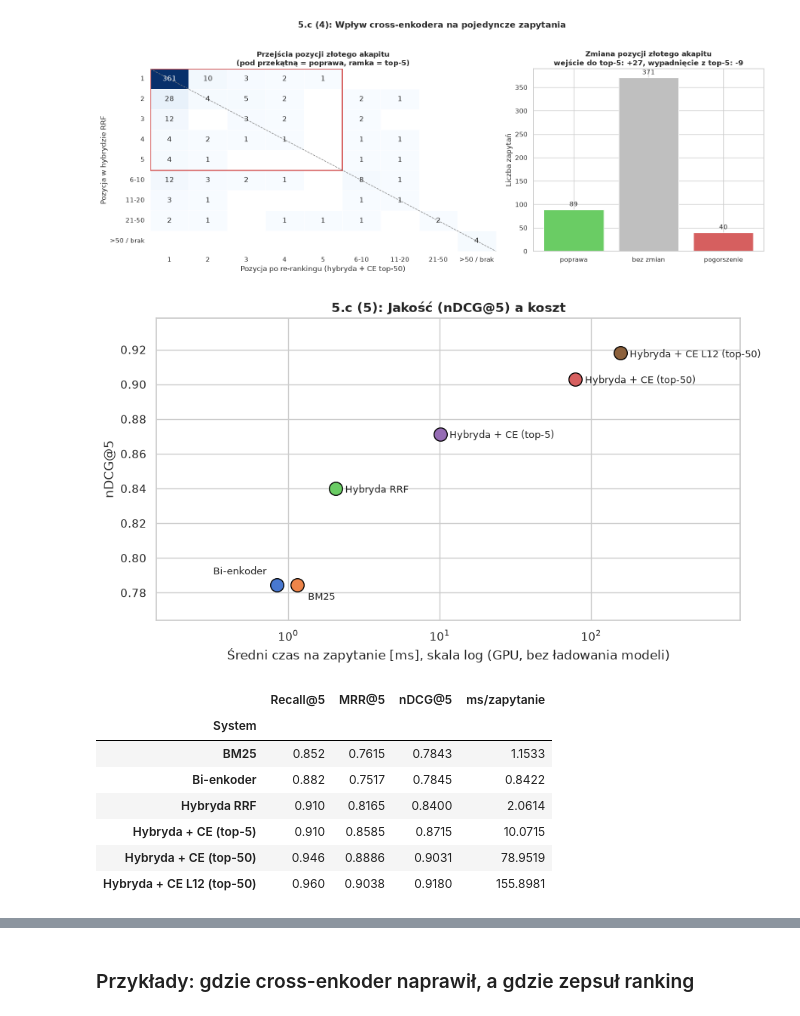
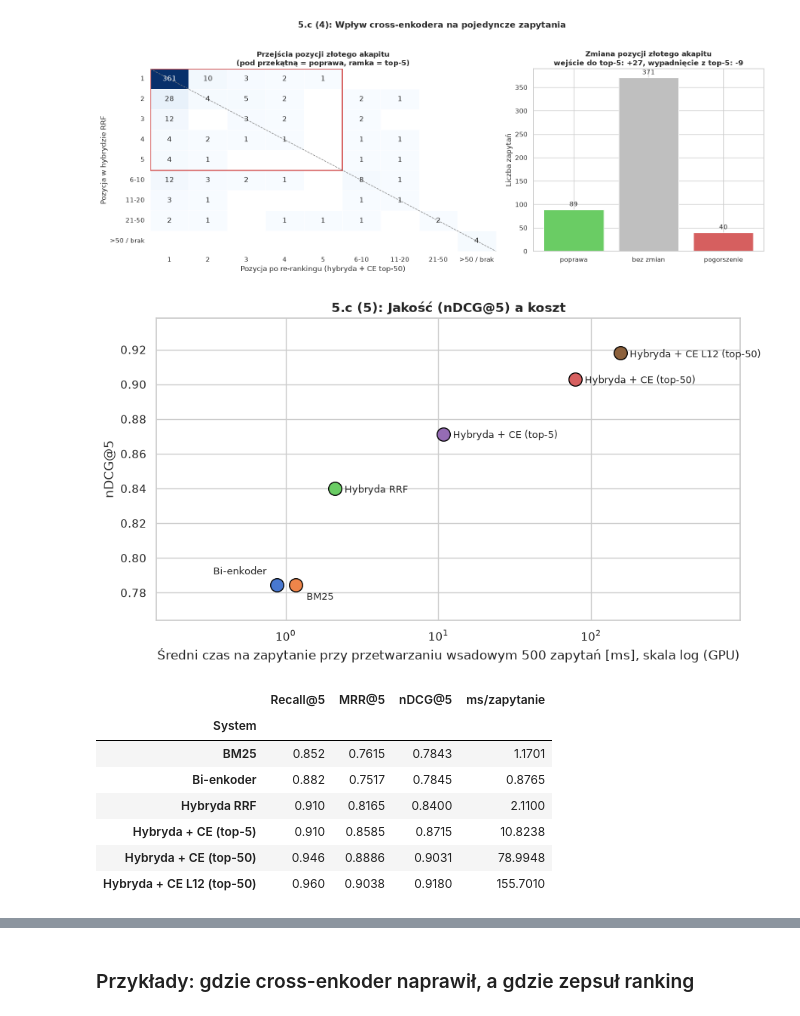
Before and after one commit to Voldziu/NLP, a Jupyter notebook: 03/dominik/dominik.ipynb, the cells around one changed output, grey strips where cells are left out. Saved outputs shown, nothing was run; the diff lists cells and outputs as text; code cells hidden in the pictures.

```diff
--- a/03/dominik/dominik.ipynb
+++ b/03/dominik/dominik.ipynb
@@ -836,30 +1015,30 @@ plt.show()
 # %%
 # Wykres 5: jakość a czas.
 fig, ax = plt.subplots(figsize=(10, 5.2))
 metric = METRICS[2]
 # BM25 i bi-enkoder leżą prawie w tym samym punkcie, więc ich etykiety rozsuwam w pionie.
 LABEL_OFFSET = {"BM25": (10, -14), "Bi-enkoder": (-10, 10)}
 for _, row in df_all.iterrows():
     ax.scatter(row["ms/zapytanie"], row[metric], s=160, color=COLORS[row["System"]], edgecolor="black", zorder=3)
     dx, dy = LABEL_OFFSET.get(row["System"], (9, -4))
     ax.annotate(row["System"], (row["ms/zapytanie"], row[metric]), textcoords="offset points", xytext=(dx, dy),
                 ha="right" if dx < 0 else "left", fontsize=9)
 ax.set_xscale("log")
-ax.set_xlabel("Średni czas na zapytanie [ms], skala log (GPU, bez ładowania modeli)")
+ax.set_xlabel("Średni czas na zapytanie przy przetwarzaniu wsadowym 500 zapytań [ms], skala log (GPU)")
 ax.set_ylabel(metric)
 ax.set_title(f"5.c (5): Jakość ({metric}) a koszt", fontweight="bold")
 ax.margins(x=0.35, y=0.15)
 save_fig(fig, "5c_5_jakosc_czas")
 plt.show()
 
 display(df_all.set_index("System").round(4))
 # %% [output]
-[figure, old version]
+[figure, new version]
 |  | Recall@5 | MRR@5 | nDCG@5 | ms/zapytanie |
 | System |  |  |  |  |
-| BM25 | 0.852 | 0.7615 | 0.7843 | 1.1533 |
-| Bi-enkoder | 0.882 | 0.7517 | 0.7845 | 0.8422 |
-| Hybryda RRF | 0.910 | 0.8165 | 0.8400 | 2.0614 |
-| Hybryda + CE (top-5) | 0.910 | 0.8585 | 0.8715 | 10.0715 |
-| Hybryda + CE (top-50) | 0.946 | 0.8886 | 0.9031 | 78.9519 |
-| Hybryda + CE L12 (top-50) | 0.960 | 0.9038 | 0.9180 | 155.8981 |
+| BM25 | 0.852 | 0.7615 | 0.7843 | 1.1701 |
+| Bi-enkoder | 0.882 | 0.7517 | 0.7845 | 0.8765 |
+| Hybryda RRF | 0.910 | 0.8165 | 0.8400 | 2.1100 |
+| Hybryda + CE (top-5) | 0.910 | 0.8585 | 0.8715 | 10.8238 |
+| Hybryda + CE (top-50) | 0.946 | 0.8886 | 0.9031 | 78.9948 |
+| Hybryda + CE L12 (top-50) | 0.960 | 0.9038 | 0.9180 | 155.7010 |
```
Also changed, not shown: parts of 18 cells of this notebook, 9 other files.
